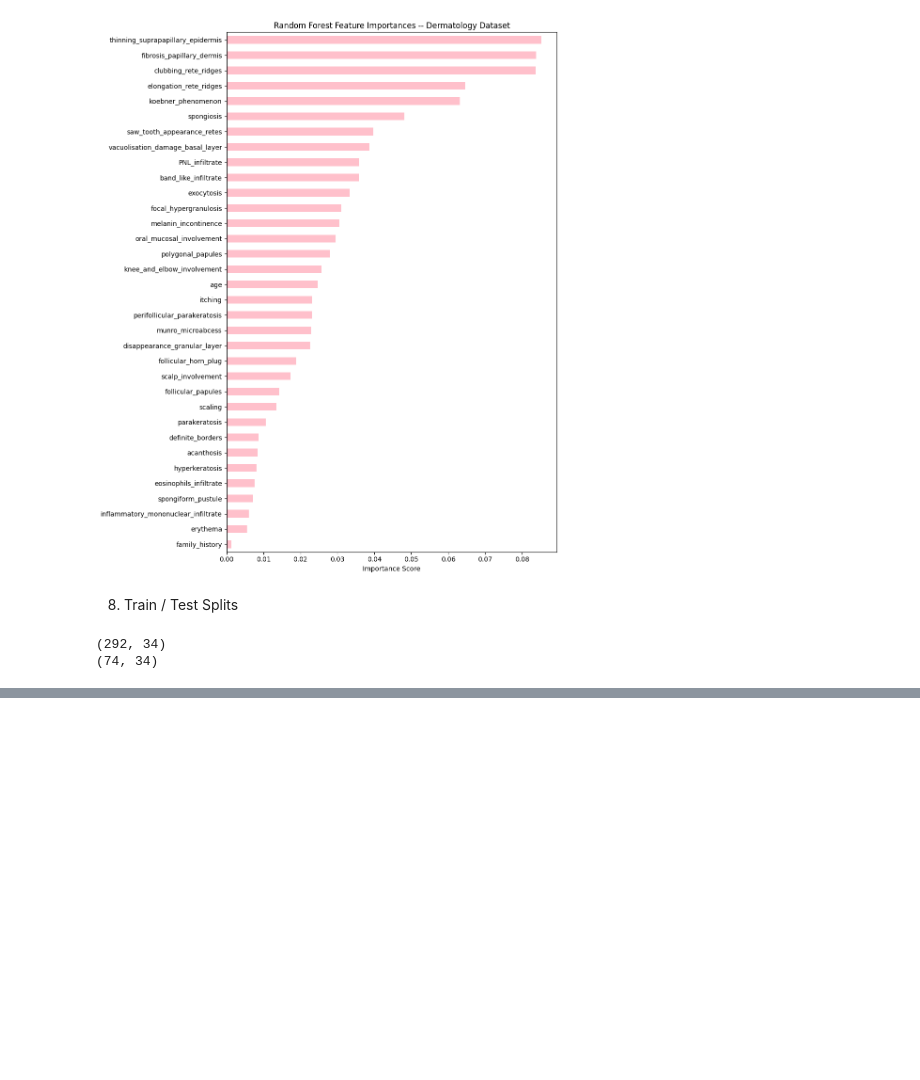
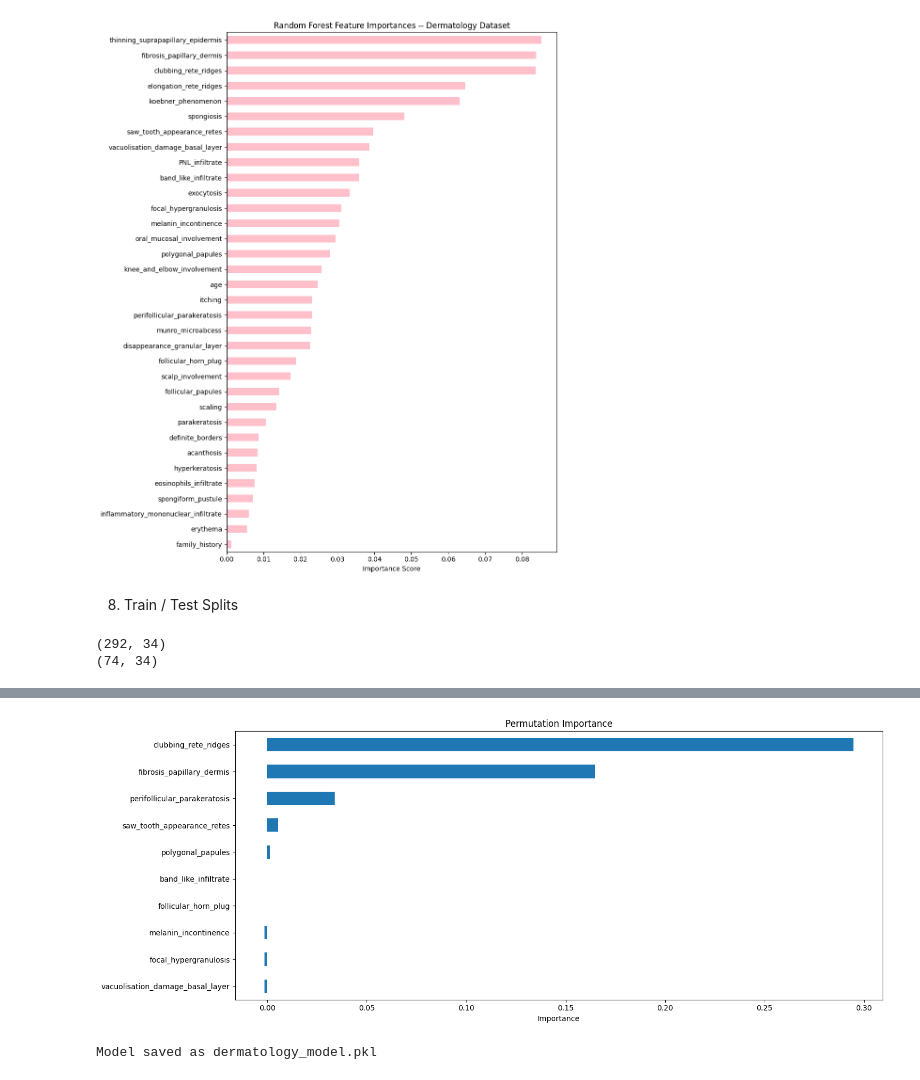
Before and after one commit to rayssacoelho/learning_ai, a Jupyter notebook: projeto_avaliacao/projeto.ipynb, the cells around one changed output, grey strips where cells are left out. Saved outputs shown, nothing was run; the diff lists cells and outputs as text; code cells hidden in the pictures; blank space fills up the shorter version.

```diff
--- a/projeto_avaliacao/projeto.ipynb
+++ b/projeto_avaliacao/projeto.ipynb
@@ -532,0 +612,47 @@ print(X_test.shape) # mostra o número de linhas e colunas do conjunto de teste
+# %%
+from sklearn.inspection import permutation_importance
+
+result = permutation_importance(
+    pipe, # pipeline treinado
+    X_test, # conjunto de teste
+    y_test, # rótulos do conjunto de teste
+    n_repeats=10, # número de repetições para o cálculo da importância
+    random_state=42 # semente para reprodutibilidade
+)
+
+X_test_selected = pipe.named_steps['selector'].transform(
+    pipe.named_steps['scaler'].transform(X_test)
+)
+
+result = permutation_importance(
+    pipe.named_steps['clf'],
+    X_test_selected,
+    y_test,
+    n_repeats=10,
+    random_state=42
+)
+selected_names = X.columns[
+    pipe.named_steps['selector'].get_support()
+]
+
+perm_df = pd.Series(
+    result.importances_mean,
+    index=selected_names
+).sort_values()
+# %%
+plt.figure(figsize=(15,6))
+perm_df.plot(kind='barh')
+
+plt.title('Permutation Importance')
+plt.xlabel('Importance')
+plt.tight_layout()
+plt.show()
+# %% [output]
+[figure, added]
+# %%
+import joblib
+
+joblib.dump(pipe, "dermatology_model.pkl")
+print("Model saved as dermatology_model.pkl")
+# %% [output]
+Model saved as dermatology_model.pkl
```
Also changed, not shown: parts of 12 cells of this notebook, 5 other files.
